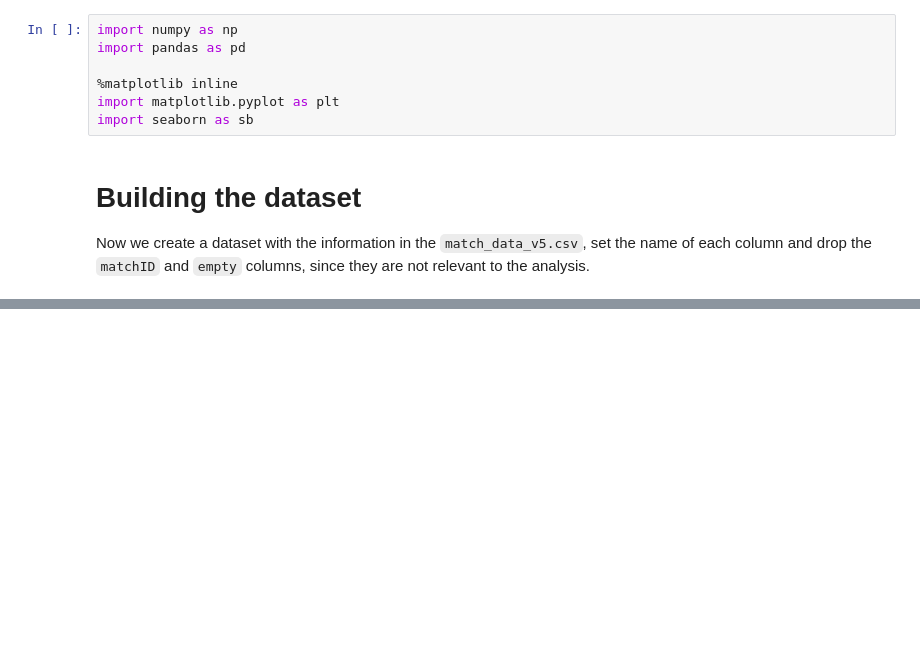
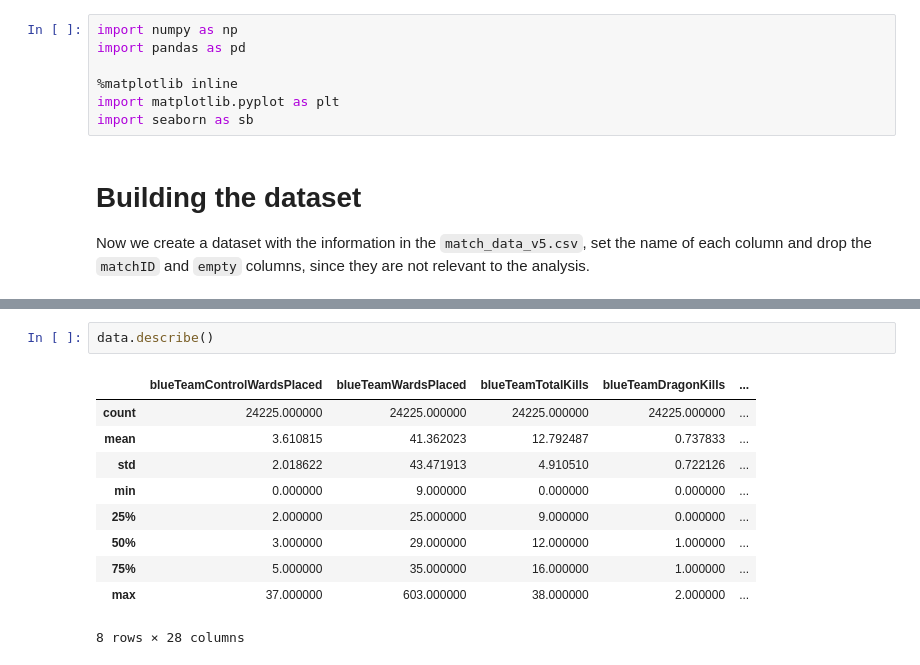
Before and after one commit to Tonevanda/IA, a Jupyter notebook: proj2/code.ipynb, the cells around one changed output, grey strips where cells are left out. Cells and saved outputs as stored; diff of their text form; blank space fills up the shorter version.

```diff
--- a/proj2/code.ipynb
+++ b/proj2/code.ipynb
@@ -26,3 +27,16 @@ data.head()
 | 3 | 3 | 28 | 8 | 0 | ... |
 | 4 | 3 | 30 | 11 | 1 | ... |
 5 rows × 28 columns
+# %%
+data.describe()
+# %% [output]
+|  | blueTeamControlWardsPlaced | blueTeamWardsPlaced | blueTeamTotalKills | blueTeamDragonKills | ... |
+| count | 24225.000000 | 24225.000000 | 24225.000000 | 24225.000000 | ... |
+| mean | 3.610815 | 41.362023 | 12.792487 | 0.737833 | ... |
+| std | 2.018622 | 43.471913 | 4.910510 | 0.722126 | ... |
+| min | 0.000000 | 9.000000 | 0.000000 | 0.000000 | ... |
+| 25% | 2.000000 | 25.000000 | 9.000000 | 0.000000 | ... |
+| 50% | 3.000000 | 29.000000 | 12.000000 | 1.000000 | ... |
+| 75% | 5.000000 | 35.000000 | 16.000000 | 1.000000 | ... |
+| max | 37.000000 | 603.000000 | 38.000000 | 2.000000 | ... |
+8 rows × 28 columns
```
Also changed, not shown: parts of 3 cells of this notebook.
